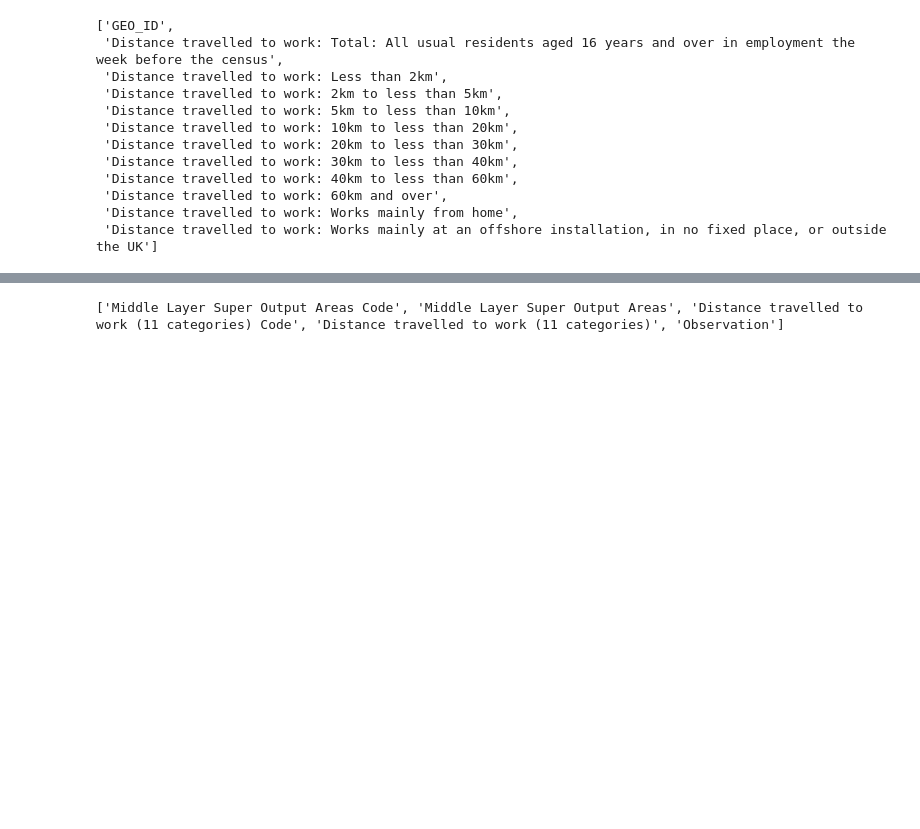
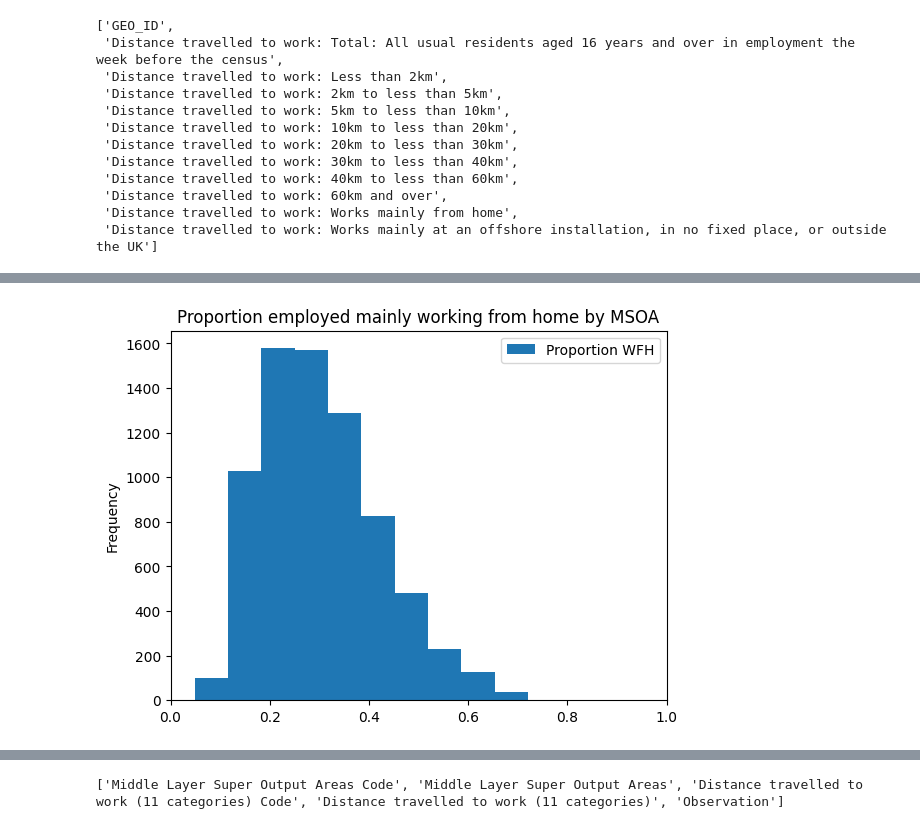
Before and after one commit to Urban-Analytics-Technology-Platform/acbm, a Jupyter notebook: notebooks/nts_and_census_eda.ipynb, the cells around one changed output, grey strips where cells are left out. Saved outputs shown, nothing was run; the diff lists cells and outputs as text; code cells hidden in the pictures; blank space fills up the shorter version.

Commit message:
Update notebook to show outputs

```diff
--- a/notebooks/nts_and_census_eda.ipynb
+++ b/notebooks/nts_and_census_eda.ipynb
@@ -470,20 +518,28 @@ df.columns
  'Distance travelled to work: Works mainly at an offshore installation, in no fixed place, or outside the UK']
 # %%
 # Transform and plot histogram
-plot = df.select(pl.col("GEO_ID"), pl.nth(range(2, 10))).melt(id_vars="GEO_ID").group_by(
-    "GEO_ID"
-).agg(pl.col("value").sum().alias("Travel to work")).join(
-    df.select(
-        [
-            pl.col("GEO_ID"),
-            pl.nth(10).alias("WFH"),
-            pl.nth(1).alias("Total employed"),
-        ]
-    ),
-    on="GEO_ID",
-).select([(pl.col("WFH") / pl.col("Total employed")).alias("Proportion WFH")]).plot(
-    kind="hist",
-    xlim=(0, 1),
-    title="Proportion employed mainly working from home by MSOA",
+plot = (
+    df.select(pl.col("GEO_ID"), pl.nth(range(2, 10)))
+    .melt(id_vars="GEO_ID")
+    .group_by("GEO_ID")
+    .agg(pl.col("value").sum().alias("Travel to work"))
+    .join(
+        df.select(
+            [
+                pl.col("GEO_ID"),
+                pl.nth(10).alias("WFH"),
+                pl.nth(1).alias("Total employed"),
+            ]
+        ),
+        on="GEO_ID",
+    )
+    .select([(pl.col("WFH") / pl.col("Total employed")).alias("Proportion WFH")])
+    .to_pandas()
+    .plot(
+        kind="hist",
+        xlim=(0, 1),
+        title="Proportion employed mainly working from home by MSOA",
+    )
 )
+plt.show()
 # %% [output]
@@ -492,0 +546 @@ plot = df.select(pl.col("GEO_ID"), pl.nth(range(2, 10))).melt(id_vars="GEO_ID").
+[figure, added]
```
Also changed, not shown: parts of 9 cells of this notebook.
